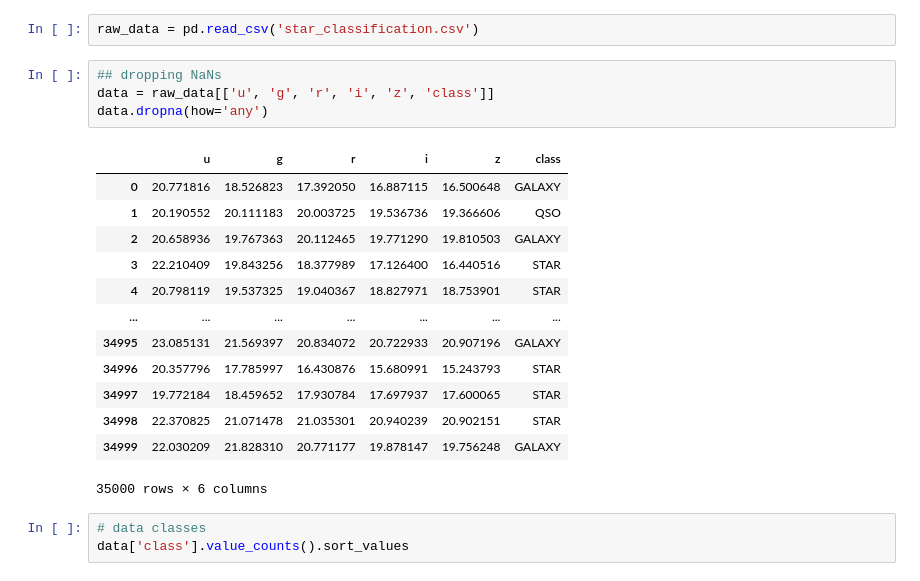
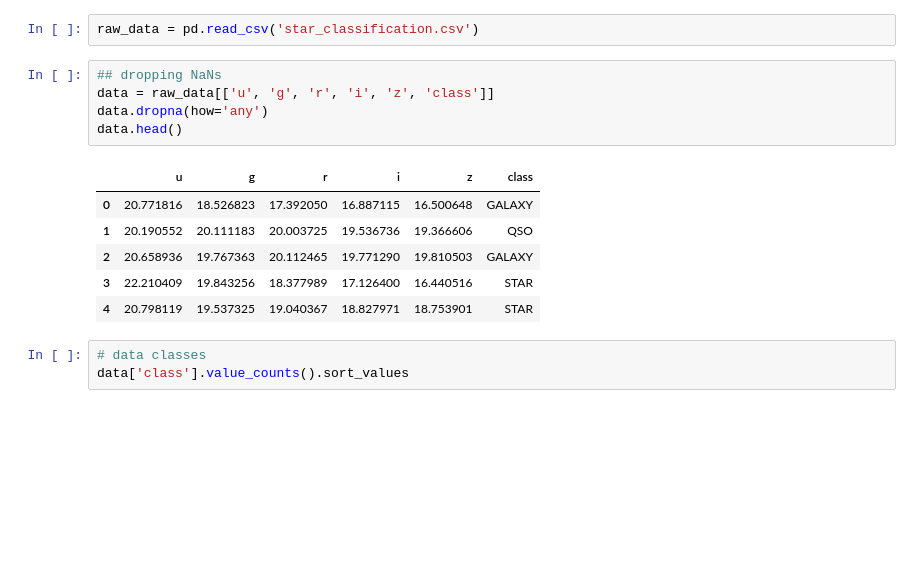
Before and after one commit to alisonands/Classifying-celestial-objects, a Jupyter notebook: exoplanets_p2_star_or_galaxy.ipynb, the cells around one changed output. Saved outputs shown, nothing was run; the diff lists cells and outputs as text; blank space fills up the shorter version.

```diff
--- a/exoplanets_p2_star_or_galaxy.ipynb
+++ b/exoplanets_p2_star_or_galaxy.ipynb
@@ -49,21 +49,15 @@ raw_data = pd.read_csv('star_classification.csv')
 # %%
 ## dropping NaNs
 data = raw_data[['u', 'g', 'r', 'i', 'z', 'class']]
 data.dropna(how='any')
+data.head()
 # %% [output]
 |  | u | g | r | i | z | class |
 | 0 | 20.771816 | 18.526823 | 17.392050 | 16.887115 | 16.500648 | GALAXY |
 | 1 | 20.190552 | 20.111183 | 20.003725 | 19.536736 | 19.366606 | QSO |
 | 2 | 20.658936 | 19.767363 | 20.112465 | 19.771290 | 19.810503 | GALAXY |
 | 3 | 22.210409 | 19.843256 | 18.377989 | 17.126400 | 16.440516 | STAR |
 | 4 | 20.798119 | 19.537325 | 19.040367 | 18.827971 | 18.753901 | STAR |
-| ... | ... | ... | ... | ... | ... | ... |
-| 34995 | 23.085131 | 21.569397 | 20.834072 | 20.722933 | 20.907196 | GALAXY |
-| 34996 | 20.357796 | 17.785997 | 16.430876 | 15.680991 | 15.243793 | STAR |
-| 34997 | 19.772184 | 18.459652 | 17.930784 | 17.697937 | 17.600065 | STAR |
-| 34998 | 22.370825 | 21.071478 | 21.035301 | 20.940239 | 20.902151 | STAR |
-| 34999 | 22.030209 | 21.828310 | 20.771177 | 19.878147 | 19.756248 | GALAXY |
-35000 rows × 6 columns
 # %%
 # data classes
 data['class'].value_counts().sort_values
```
